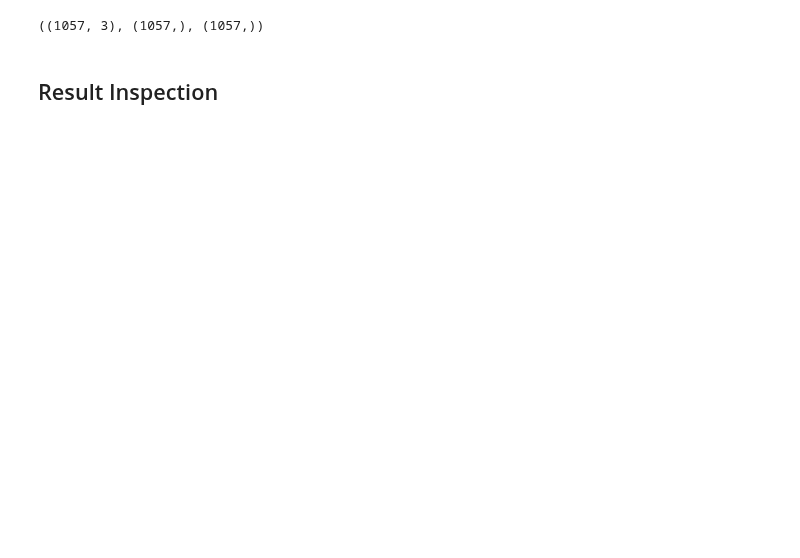
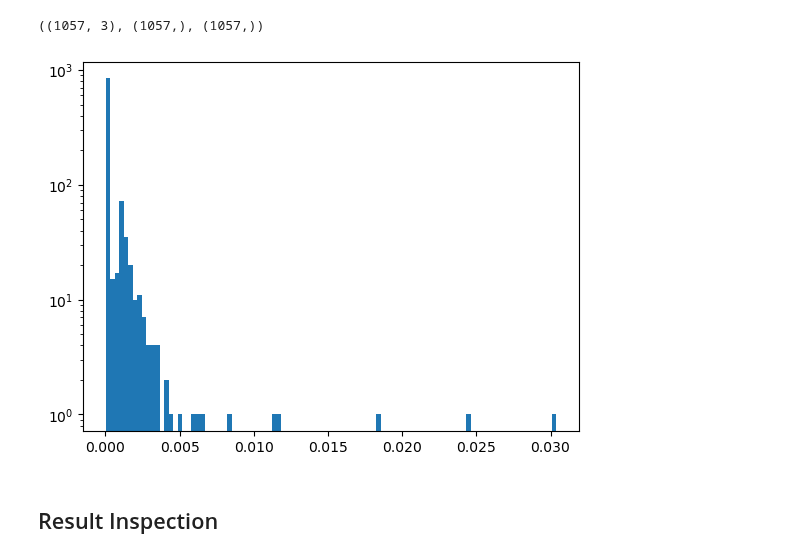
Before and after one commit to yubinhu/Venus-Exploration, a Jupyter notebook: Scripts/GRonDatav2.0.ipynb, the cells around one changed output. Drawn from its saved outputs; the diff is of its cells as text; code cells hidden in the pictures; blank space fills up the shorter version.

```diff
--- a/Scripts/GRonDatav2.0.ipynb
+++ b/Scripts/GRonDatav2.0.ipynb
@@ -37,7 +38,7 @@ def loadXy(data_dir, run_idx="1", xcolumns=["inj_i_mean", "ext_i_mean", "mid_i_m
         "7.5": (1664737000, 1664810000),  # bias_v, gas_balzer_2
         "8": (1665180000, 1665405000),  # bias_v, gas_balzer_2
     }
-    # TODO: double check this with Damon
+    # TODO: see what length scale sklearn get from optimization. See if we can get rid of this normalizaion.
     x_scaler_dict = {
         "inj_i_mean": 1 / (130-117),
         "ext_i_mean": 1 / (110-97),
@@ -57,7 +58,7 @@ def loadXy(data_dir, run_idx="1", xcolumns=["inj_i_mean", "ext_i_mean", "mid_i_m
 
     X = np.array(run_data[xcolumns]) * x_scalar
     y = np.array(run_data[ycolumns]).squeeze()
-    X_var = (np.array(run_data[x_std_columns]) ** 2).sum(axis=1) # X_var = X1_std**2 + X2_std**2 + ...
+    X_var = (np.array(run_data[x_std_columns] * x_scalar) ** 2).sum(axis=1) # X_var = X1_std**2 + X2_std**2 + ...
 
     # dimension check
     assert(X.shape[0]==y.shape[0])
@@ -70,6 +71,11 @@ X, y, X_var = loadXy("../New Data/accumulated_weekend_data.h5")
 X.shape, y.shape, X_var.shape
 # %% [output]
 ((1057, 3), (1057,), (1057,))
+# %%
+plt.hist(X_var, bins=100)
+plt.yscale('log')
+# %% [output]
+[figure, added]
 # %%
 # hyper parameters
 param_grid = [
```
Also changed, not shown: parts of 6 cells of this notebook, 7 other files.
